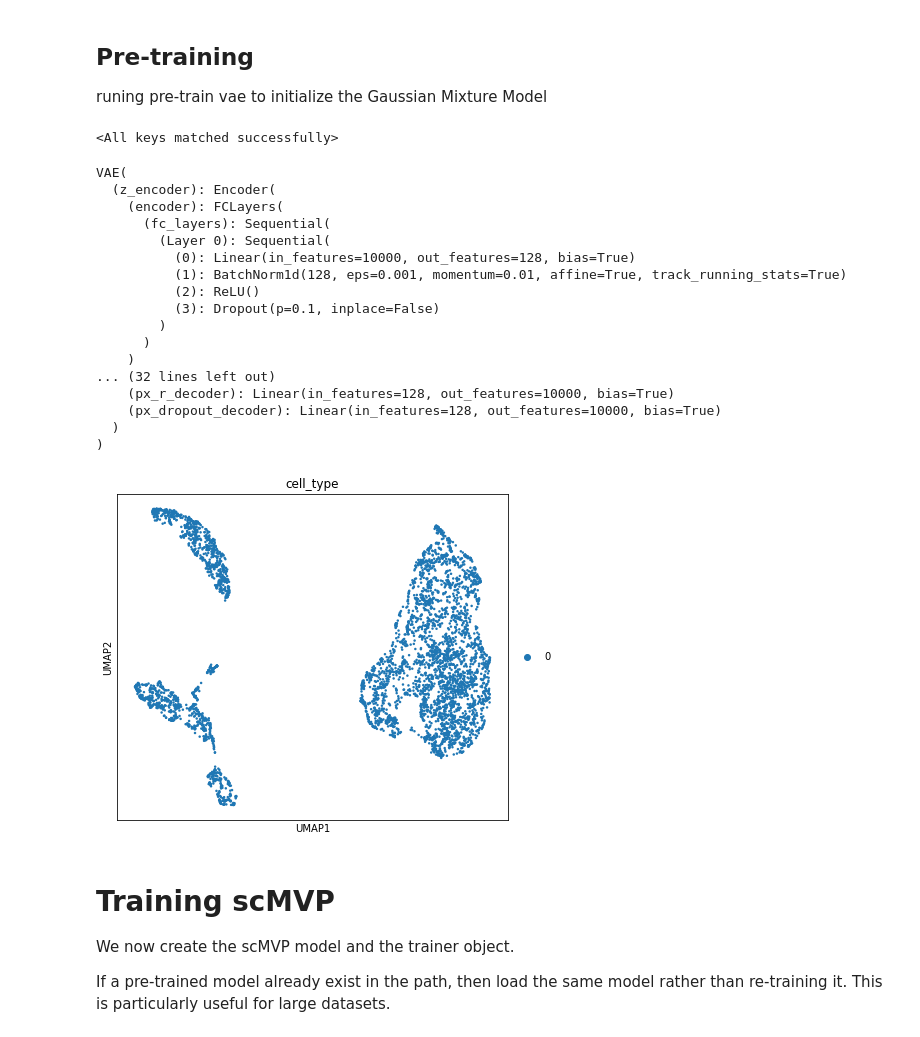
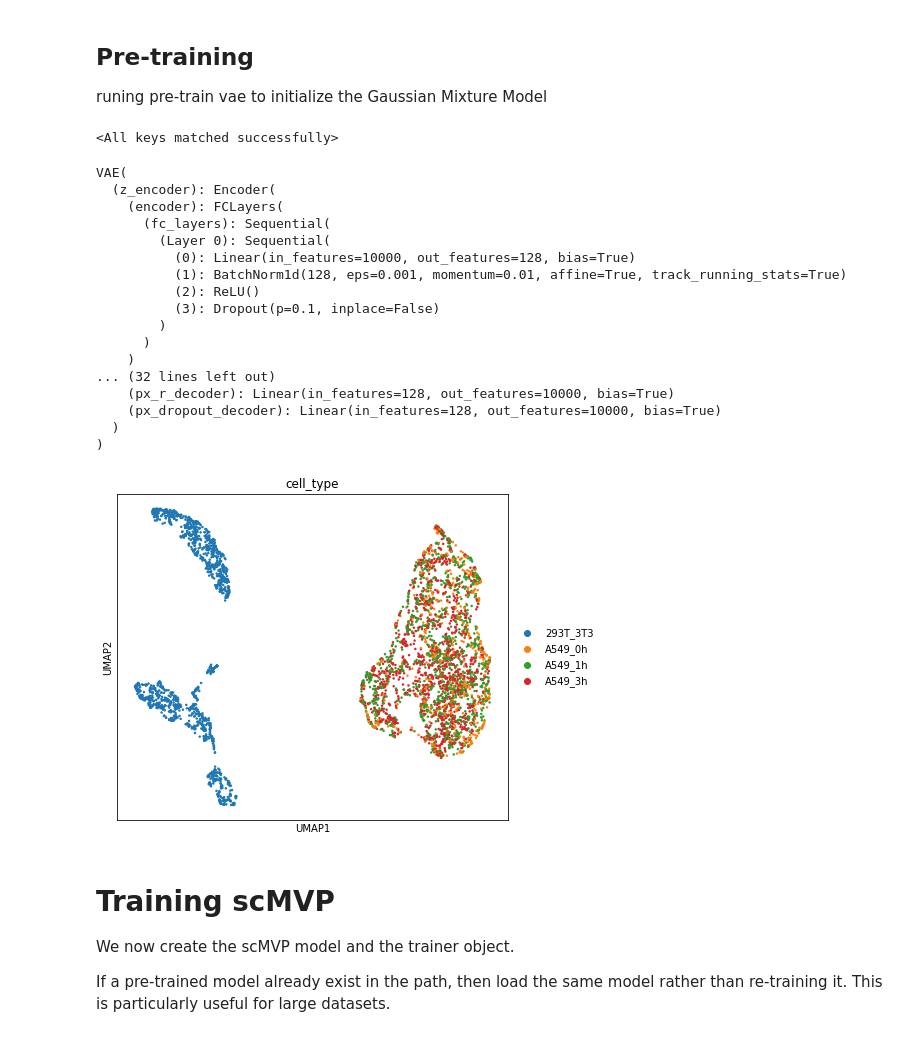
Before and after one commit to bm2-lab/scMVP, a Jupyter notebook: demos/scMVP_tutorial.ipynb, the cells around one changed output. Cells and saved outputs as stored; diff of their text form; code cells hidden in the pictures.

```diff
--- a/demos/scMVP_tutorial.ipynb
+++ b/demos/scMVP_tutorial.ipynb
@@ -46,5 +45,6 @@ model_path = "dataset/pretrain_model/"
 n_epochs_all = None
 show_plot = True
 
-dataset=SciCarDemo(dataset_name="CellLineMixture",data_path="dataset/sci_car/")
+dataset=SciCarDemo(dataset_name="CellLineMixture",data_path="dataset/sci_car/",
+                   cell_meta="dataset/sci_car/GSM3271041_ATAC_sciCAR_A549_cell.txt")
 # %% [output]
@@ -128,35 +131,35 @@ full = pre_trainer.create_posterior(pre_trainer.model, dataset, indices=np.arang
 latent, batch_indices, labels = full.sequential().get_latent()
 batch_indices = batch_indices.ravel()
 imputed_values = full.sequential().imputation()
 
 # visulization
 prior_adata = anndata.AnnData(X=dataset.X)
 prior_adata.obsm["X_multi_vi"] = latent
-prior_adata.obs['cell_type'] = pd.Categorical(labels.astype(int))
+prior_adata.obs['cell_type'] = pd.Categorical(dataset.group)
 sc.pp.neighbors(prior_adata, use_rep="X_multi_vi", n_neighbors=15)
 sc.tl.umap(prior_adata, min_dist=0.1)
 fig, ax = plt.subplots(figsize=(7, 6))
 sc.pl.umap(prior_adata, color=["cell_type"], ax=ax, show=show_plot)
 # %% [output]
 <All keys matched successfully>
 VAE(
   (z_encoder): Encoder(
     (encoder): FCLayers(
       (fc_layers): Sequential(
         (Layer 0): Sequential(
           (0): Linear(in_features=10000, out_features=128, bias=True)
           (1): BatchNorm1d(128, eps=0.001, momentum=0.01, affine=True, track_running_stats=True)
           (2): ReLU()
           (3): Dropout(p=0.1, inplace=False)
         )
       )
     )
 ... (32 lines left out)
     (px_r_decoder): Linear(in_features=128, out_features=10000, bias=True)
     (px_dropout_decoder): Linear(in_features=128, out_features=10000, bias=True)
   )
 )
-[figure, old version]
+[figure, new version]
 # %% [markdown]
 # Training scMVP
 We now create the scMVP model and the trainer object.
```
Also changed, not shown: parts of 11 cells of this notebook, 1 other file.
